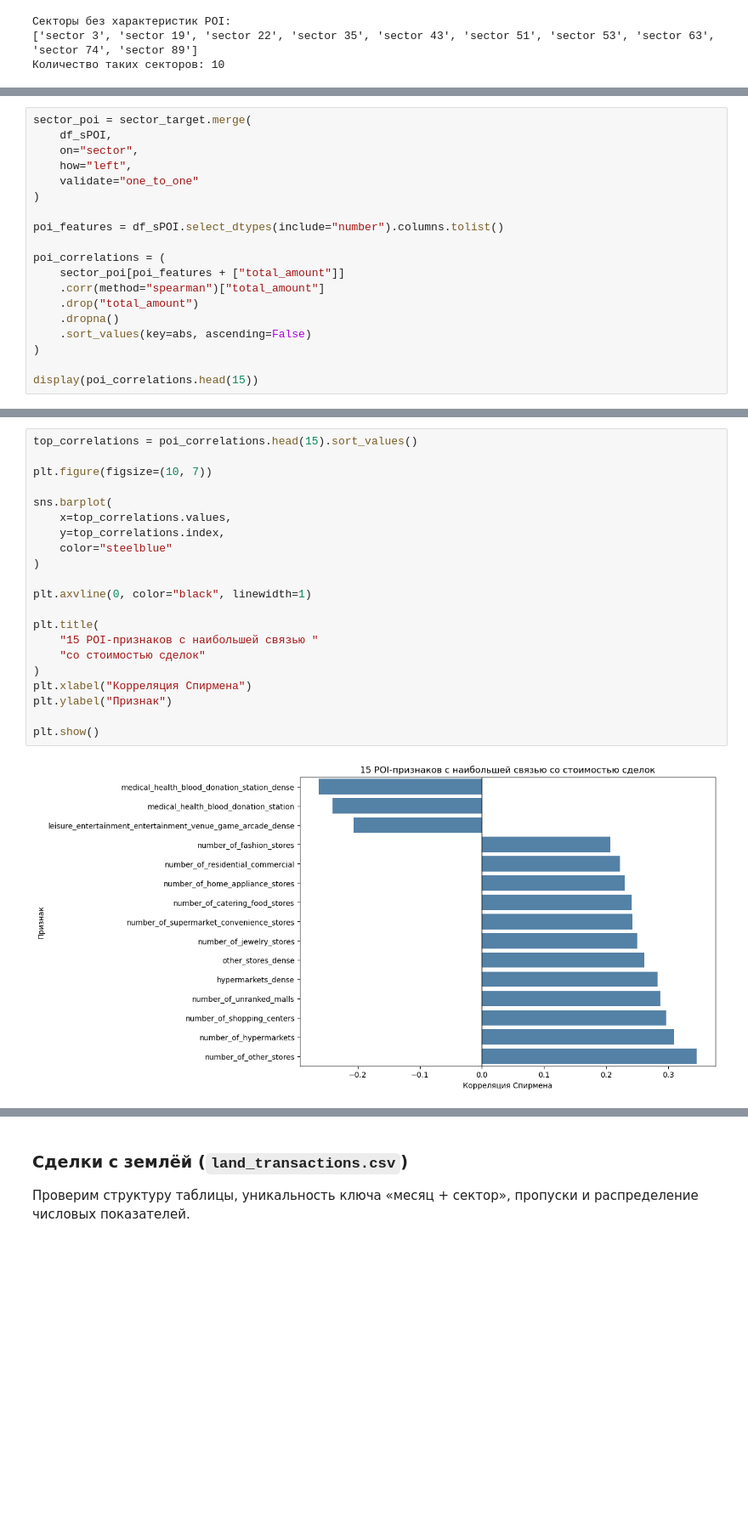
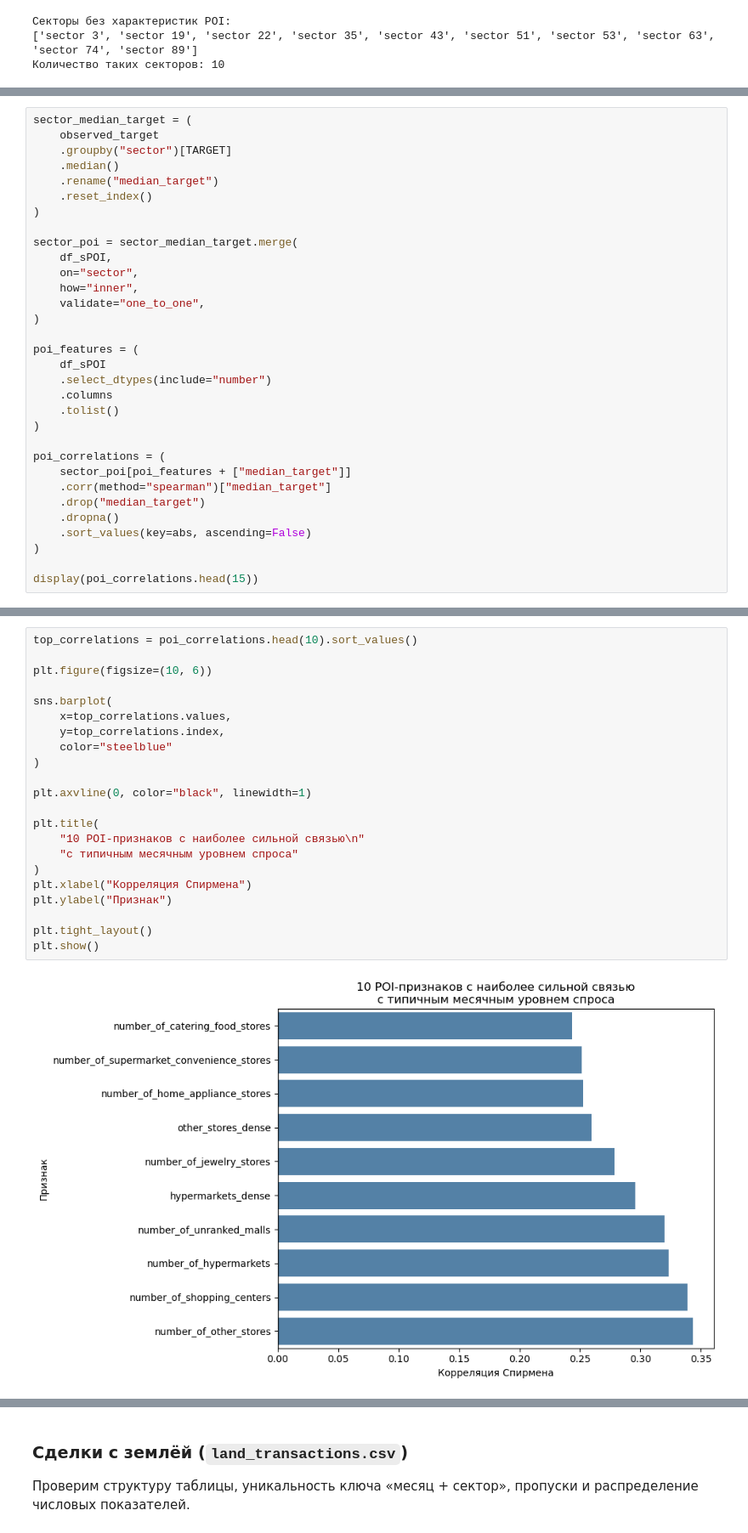
Before and after one commit to nikkyzp/ml-project, a Jupyter notebook: EDA.ipynb, the cells around one changed output, grey strips where cells are left out. Shown at 85% size. Saved outputs shown, nothing was run; the diff lists cells and outputs as text; blank space fills up the shorter version.

```diff
--- a/EDA.ipynb
+++ b/EDA.ipynb
@@ -912,17 +892,30 @@ display(poi_coverage_comparison)
 # %%
-sector_poi = sector_target.merge(
+sector_median_target = (
+    observed_target
+    .groupby("sector")[TARGET]
+    .median()
+    .rename("median_target")
+    .reset_index()
+)
+
+sector_poi = sector_median_target.merge(
     df_sPOI,
     on="sector",
-    how="left",
-    validate="one_to_one"
+    how="inner",
+    validate="one_to_one",
 )
 
-poi_features = df_sPOI.select_dtypes(include="number").columns.tolist()
+poi_features = (
+    df_sPOI
+    .select_dtypes(include="number")
+    .columns
+    .tolist()
+)
 
 poi_correlations = (
-    sector_poi[poi_features + ["total_amount"]]
-    .corr(method="spearman")["total_amount"]
-    .drop("total_amount")
+    sector_poi[poi_features + ["median_target"]]
+    .corr(method="spearman")["median_target"]
+    .drop("median_target")
     .dropna()
     .sort_values(key=abs, ascending=False)
 )
@@ -950,24 +945,25 @@ Name: total_amount, dtype: float64
 # %%
-top_correlations = poi_correlations.head(15).sort_values()
+top_correlations = poi_correlations.head(10).sort_values()
 
-plt.figure(figsize=(10, 7))
+plt.figure(figsize=(10, 6))
 
 sns.barplot(
     x=top_correlations.values,
     y=top_correlations.index,
     color="steelblue"
 )
 
 plt.axvline(0, color="black", linewidth=1)
 
 plt.title(
-    "15 POI-признаков с наибольшей связью "
-    "со стоимостью сделок"
+    "10 POI-признаков с наиболее сильной связью\n"
+    "с типичным месячным уровнем спроса"
 )
 plt.xlabel("Корреляция Спирмена")
 plt.ylabel("Признак")
 
+plt.tight_layout()
 plt.show()
 # %% [output]
-[figure, old version]
+[figure, new version]
 # %% [markdown]
```
Also changed, not shown: parts of 19 cells of this notebook.
